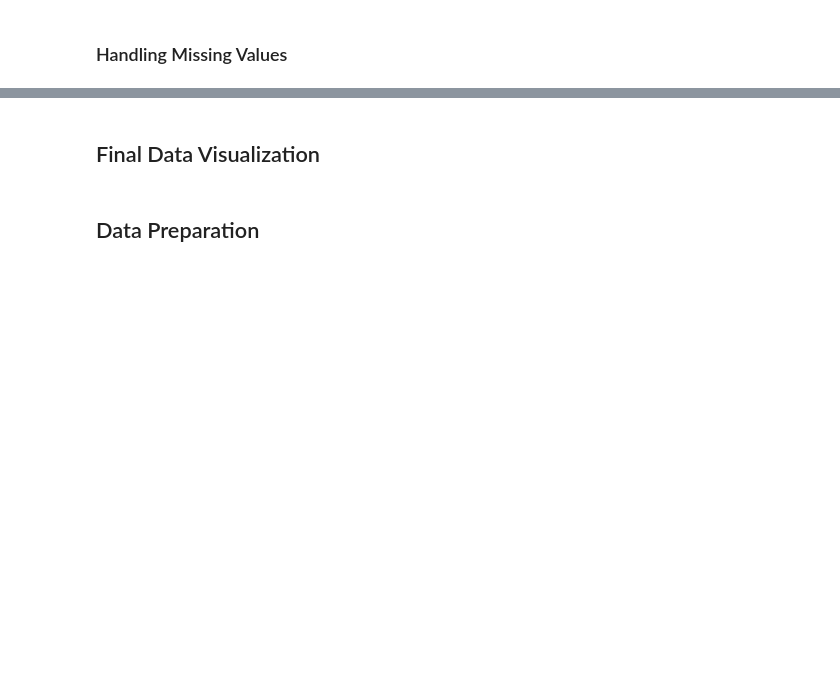
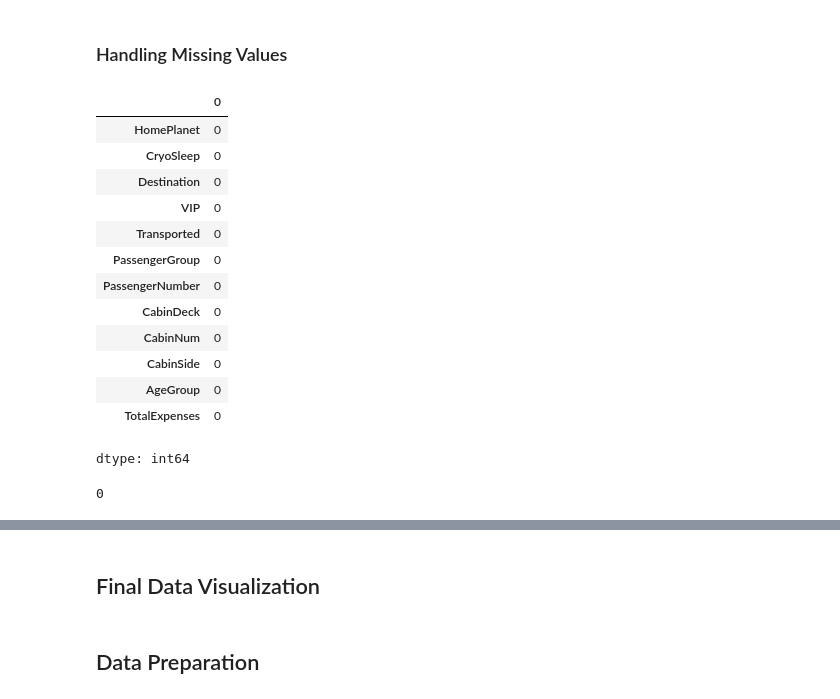
Before and after one commit to machiwao/ml-development, a Jupyter notebook: Kaggle_Spaceship_Titanic.ipynb, the cells around one changed output, grey strips where cells are left out. Saved outputs shown, nothing was run; the diff lists cells and outputs as text; code cells hidden in the pictures; blank space fills up the shorter version.

```diff
--- a/Kaggle_Spaceship_Titanic.ipynb
+++ b/Kaggle_Spaceship_Titanic.ipynb
@@ -170,2 +264,32 @@ plt.show()
 # %% [markdown]
 ### Handling Missing Values
+# %%
+df['HomePlanet'].fillna("None stated", inplace=True)
+df['CryoSleep'].fillna("None stated", inplace=True)
+df['Destination'].fillna("None stated", inplace=True)
+df['VIP'].fillna("None stated", inplace=True)
+df['CabinDeck'].fillna("None stated", inplace=True)
+df['CabinNum'].fillna("None stated", inplace=True)
+df['CabinSide'].fillna("None stated", inplace=True)
+df['TotalExpenses'].fillna(0, inplace=True)
+# %%
+df.isnull().sum()
+# %% [output]
+|  | 0 |
+| HomePlanet | 0 |
+| CryoSleep | 0 |
+| Destination | 0 |
+| VIP | 0 |
+| Transported | 0 |
+| PassengerGroup | 0 |
+| PassengerNumber | 0 |
+| CabinDeck | 0 |
+| CabinNum | 0 |
+| CabinSide | 0 |
+| AgeGroup | 0 |
+| TotalExpenses | 0 |
+dtype: int64
+# %%
+df.duplicated().sum()
+# %% [output]
+0
```
Also changed, not shown: parts of 11 cells of this notebook.
